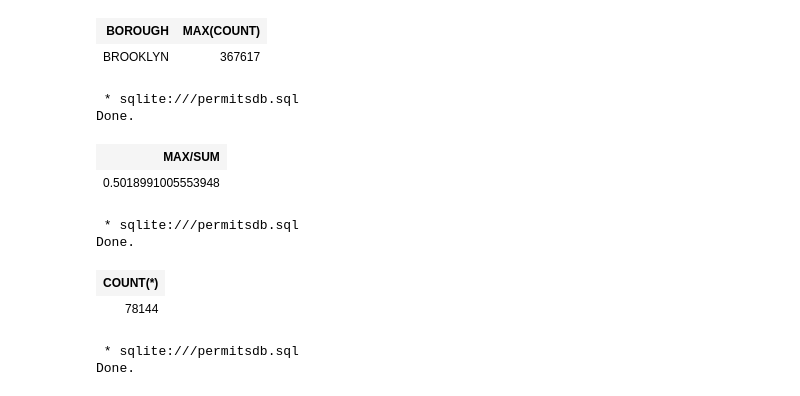
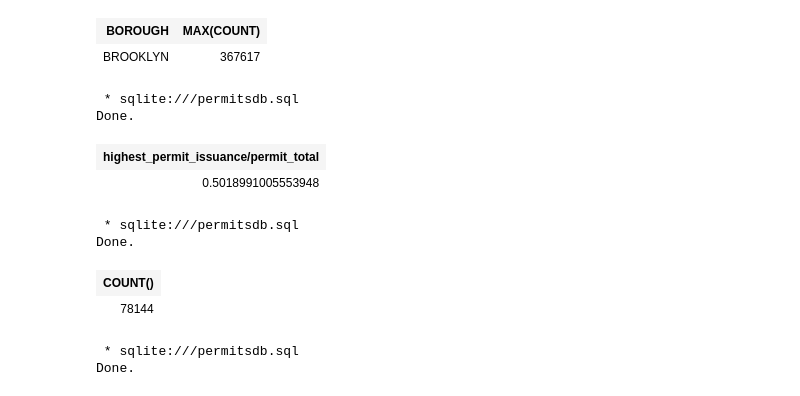
Before and after one commit to dray89/SQL, a Jupyter notebook: Proj_DataAnalysis_In_SQLlite.ipynb, the cells around one changed output. Cells and saved outputs as stored; diff of their text form; code cells hidden in the pictures.

```diff
--- a/Proj_DataAnalysis_In_SQLlite.ipynb
+++ b/Proj_DataAnalysis_In_SQLlite.ipynb
@@ -11,7 +11,7 @@ import os
 %reload_ext sql
 # %%
 date_cols = ["Filing Date", "Issuance Date", "Expiration Date", "Job Start Date"]
-permits = pd.read_csv(r'C:\Users\rayde\Downloads\Historical_DOB_Permit_Issuance.csv', low_memory=False, parse_dates=date_cols)
-POPULATION = pd.read_csv(r"C:\Users\rayde\Downloads\2010+Census+Population+By+Zipcode+(ZCTA).csv", low_memory=False)
+permits = pd.read_csv("Historical_DOB_Permit_Issuance.csv", low_memory=False, parse_dates=date_cols)
+POPULATION = pd.read_csv(r"2010+Census+Population+By+Zipcode+(ZCTA).csv", low_memory=False)
 # %%
 # Check to see dates imported as datetime64
@@ -169,28 +169,31 @@ Done.
 | BROOKLYN | 367617 |
 # %%
 %%sql
-SELECT MAX/SUM
-FROM (SELECT BOROUGH, CAST(MAX(COUNT) AS FLOAT) AS MAX, CAST(SUM(COUNT) AS FLOAT) AS SUM
-FROM (SELECT BOROUGH,COUNT(*) AS COUNT
-FROM permits
-WHERE (SELECT ("Expiration Date" - "Issuance Date") AS DATE_DIFF)>=1
-GROUP BY BOROUGH))
+SELECT highest_permit_issuance/permit_total
+FROM
+    (SELECT BOROUGH, CAST(MAX(permit_count) AS FLOAT) AS highest_permit_issuance, CAST(SUM(permit_count) AS FLOAT) AS permit_total
+        FROM (SELECT BOROUGH, COUNT() AS permit_count
+                FROM permits
+                WHERE (SELECT ("Expiration Date" - "Issuance Date") AS DATE_DIFF)>=1
+                GROUP BY BOROUGH)
+
+    )
 LIMIT 5;
 # %% [output]
  * sqlite:///permitsdb.sql
 Done.
-| MAX/SUM |
+| highest_permit_issuance/permit_total |
 | 0.5018991005553948 |
 # %%
 %%sql
-SELECT COUNT(*)
+SELECT COUNT()
 FROM permits
 WHERE "Owner's Business Type"="CORPORATION" AND "Filing Status" = "RENEWAL"
 LIMIT 5;
 # %% [output]
  * sqlite:///permitsdb.sql
 Done.
-| COUNT(*) |
+| COUNT() |
 | 78144 |
 # %%
 %%sql
```
Also changed, not shown: parts of 5 cells of this notebook.
